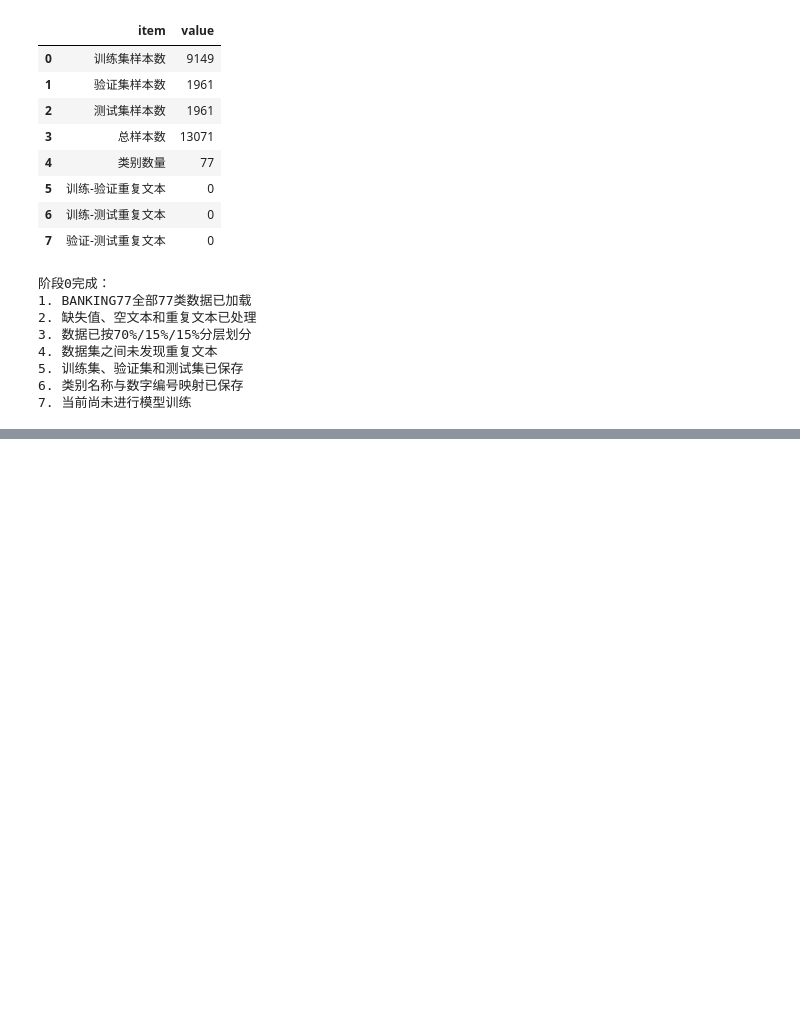
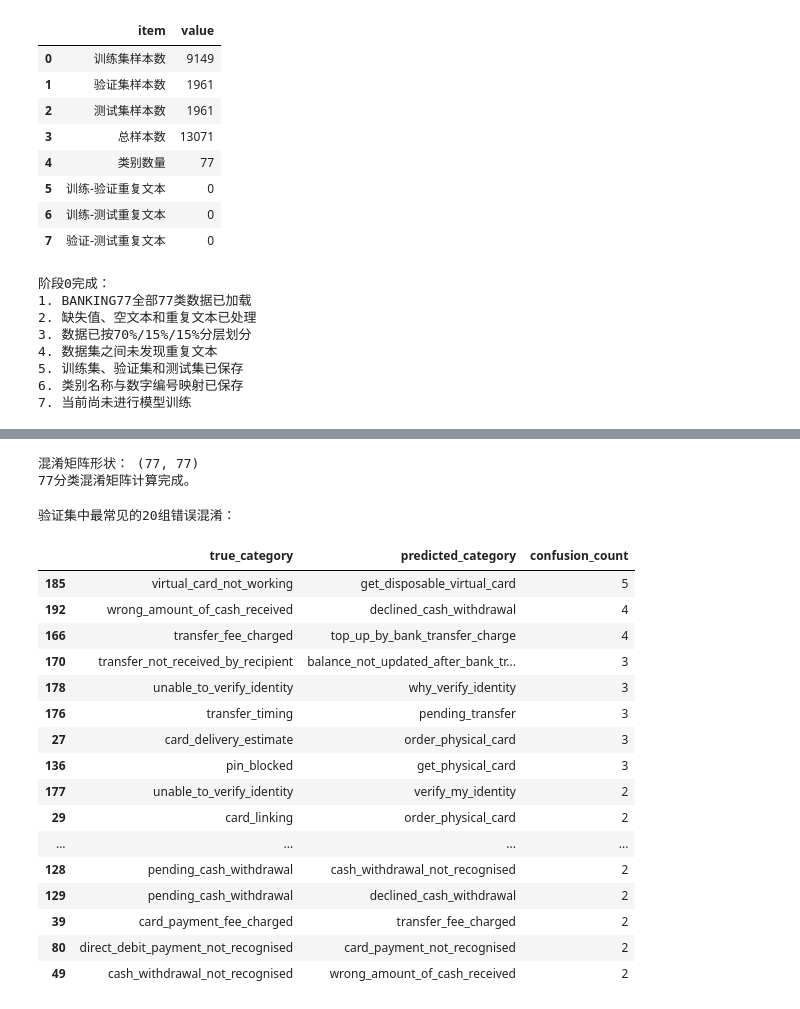
Before and after one commit to shdbdud/customer-ticket-routing, a Jupyter notebook: note.ipynb, the cells around one changed output, grey strips where cells are left out. Saved outputs shown, nothing was run; the diff lists cells and outputs as text; code cells hidden in the pictures; blank space fills up the shorter version.

```diff
--- a/note.ipynb
+++ b/note.ipynb
@@ -1109,0 +1504,79 @@ print("7. 当前尚未进行模型训练")
+# %%
+# Cell 51：计算验证集混淆矩阵
+
+class_labels = logistic_regression_baseline.classes_
+
+validation_confusion_matrix = confusion_matrix(
+    y_validation,
+    validation_predictions,
+    labels=class_labels,
+)
+
+print(
+    "混淆矩阵形状：",
+    validation_confusion_matrix.shape
+)
+
+assert validation_confusion_matrix.shape == (77, 77)
+
+print("77分类混淆矩阵计算完成。")
+# %% [output]
+混淆矩阵形状： (77, 77)
+77分类混淆矩阵计算完成。
+# %%
+# Cell 52：找出验证集中最常见的类别混淆组合
+
+confusion_records = []
+
+for true_index, true_label in enumerate(class_labels):
+    for predicted_index, predicted_label in enumerate(class_labels):
+
+        if true_index == predicted_index:
+            continue
+
+        confusion_count = validation_confusion_matrix[
+            true_index,
+            predicted_index
+        ]
+
+        if confusion_count > 0:
+            confusion_records.append(
+                {
+                    "true_category": true_label,
+                    "predicted_category": predicted_label,
+                    "confusion_count": int(confusion_count),
+                }
+            )
+
+confusion_pairs_df = pd.DataFrame(confusion_records)
+
+top_confusion_pairs_df = (
+    confusion_pairs_df
+    .sort_values(
+        by="confusion_count",
+        ascending=False
+    )
+    .head(20)
+)
+
+print("验证集中最常见的20组错误混淆：")
+display(top_confusion_pairs_df)
+# %% [output]
+验证集中最常见的20组错误混淆：
+|  | true_category | predicted_category | confusion_count |
+| 185 | virtual_card_not_working | get_disposable_virtual_card | 5 |
+| 192 | wrong_amount_of_cash_received | declined_cash_withdrawal | 4 |
+| 166 | transfer_fee_charged | top_up_by_bank_transfer_charge | 4 |
+| 170 | transfer_not_received_by_recipient | balance_not_updated_after_bank_tr... | 3 |
+| 178 | unable_to_verify_identity | why_verify_identity | 3 |
+| 176 | transfer_timing | pending_transfer | 3 |
+| 27 | card_delivery_estimate | order_physical_card | 3 |
+| 136 | pin_blocked | get_physical_card | 3 |
+| 177 | unable_to_verify_identity | verify_my_identity | 2 |
+| 29 | card_linking | order_physical_card | 2 |
+| ... | ... | ... | ... |
+| 128 | pending_cash_withdrawal | cash_withdrawal_not_recognised | 2 |
+| 129 | pending_cash_withdrawal | declined_cash_withdrawal | 2 |
+| 39 | card_payment_fee_charged | transfer_fee_charged | 2 |
+| 80 | direct_debit_payment_not_recognised | card_payment_not_recognised | 2 |
+| 49 | cash_withdrawal_not_recognised | wrong_amount_of_cash_received | 2 |
```
Also changed, not shown: parts of 41 cells of this notebook, 9 other files.
